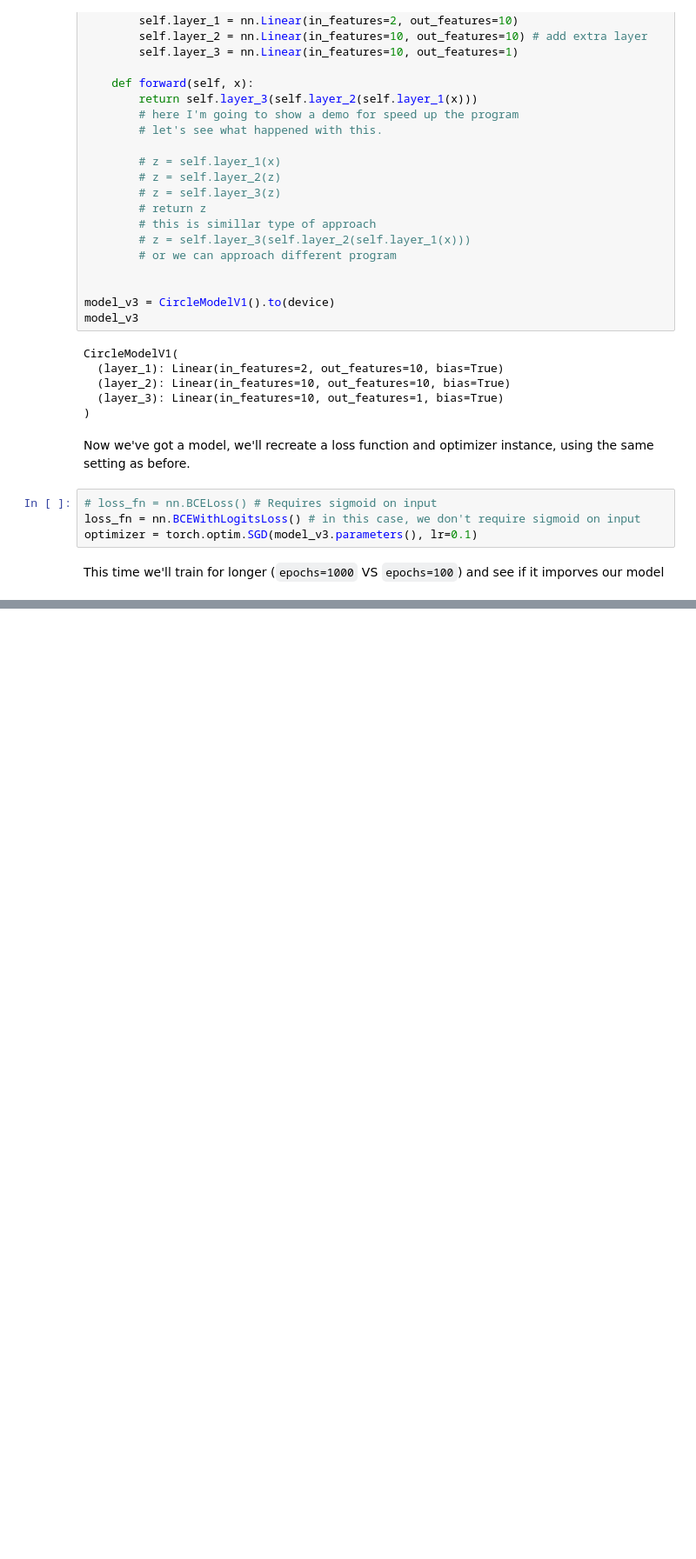
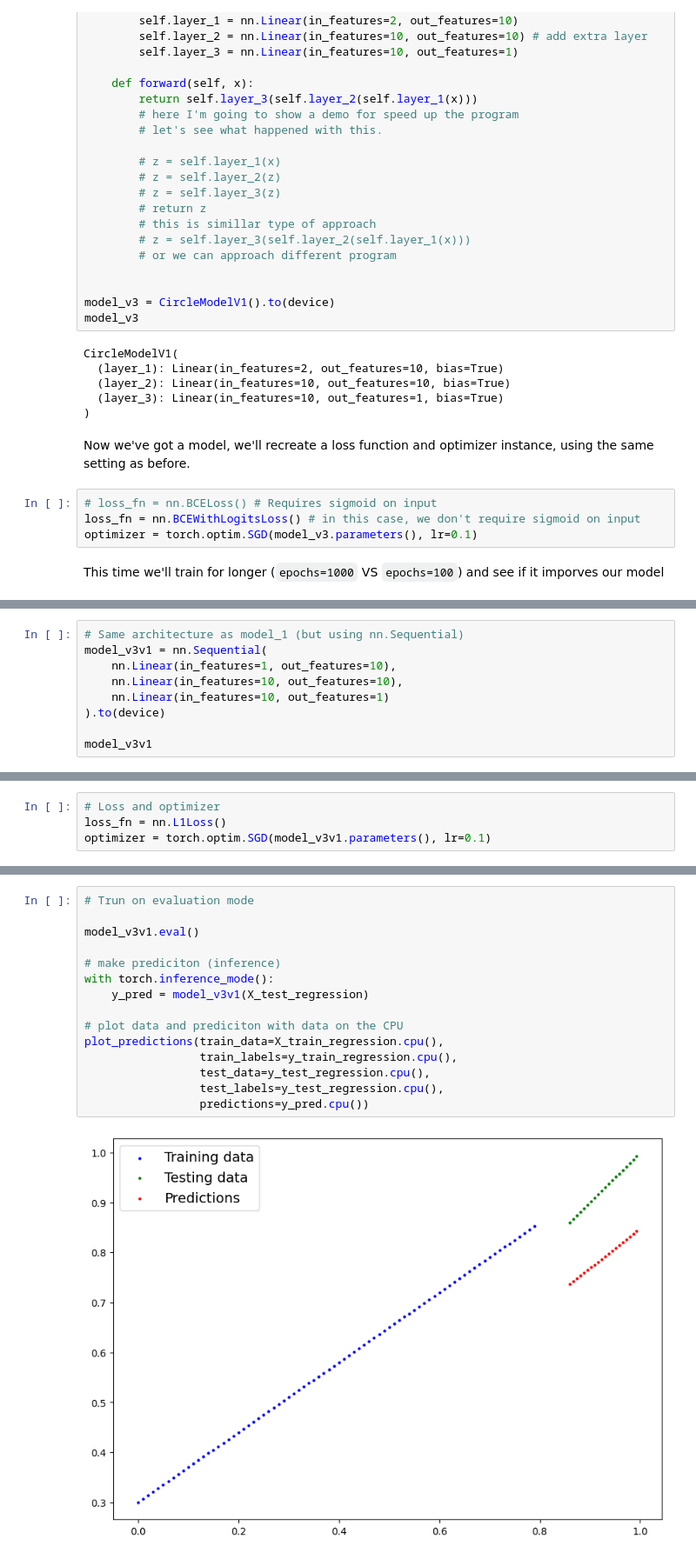
Before and after one commit to mahfuz-raihan/imClassDeep, a Jupyter notebook: imClass.ipynb, the cells around one changed output, grey strips where cells are left out. Shown at 87% size. Drawn from its saved outputs; the diff is of its cells as text; blank space fills up the shorter version.

```diff
--- a/imClass.ipynb
+++ b/imClass.ipynb
@@ -456,0 +536,9 @@ ValueError: Target size (torch.Size([2400])) must be the same as input size (tor
+# %%
+# Same architecture as model_1 (but using nn.Sequential)
+model_v3v1 = nn.Sequential(
+    nn.Linear(in_features=1, out_features=10),
+    nn.Linear(in_features=10, out_features=10),
+    nn.Linear(in_features=10, out_features=1)
+).to(device)
+
+model_v3v1
@@ -456,0 +553,4 @@ ValueError: Target size (torch.Size([2400])) must be the same as input size (tor
+# %%
+# Loss and optimizer
+loss_fn = nn.L1Loss()
+optimizer = torch.optim.SGD(model_v3v1.parameters(), lr=0.1)
@@ -456,0 +611,17 @@ ValueError: Target size (torch.Size([2400])) must be the same as input size (tor
+# %%
+# Trun on evaluation mode
+
+model_v3v1.eval()
+
+# make prediciton (inference)
+with torch.inference_mode():
+    y_pred = model_v3v1(X_test_regression)
+
+# plot data and prediciton with data on the CPU
+plot_predictions(train_data=X_train_regression.cpu(),
+                 train_labels=y_train_regression.cpu(),
+                 test_data=y_test_regression.cpu(),
+                 test_labels=y_test_regression.cpu(),
+                 predictions=y_pred.cpu())
+# %% [output]
+[figure, added]
```
Also changed, not shown: parts of 21 cells of this notebook, 1 other file.
